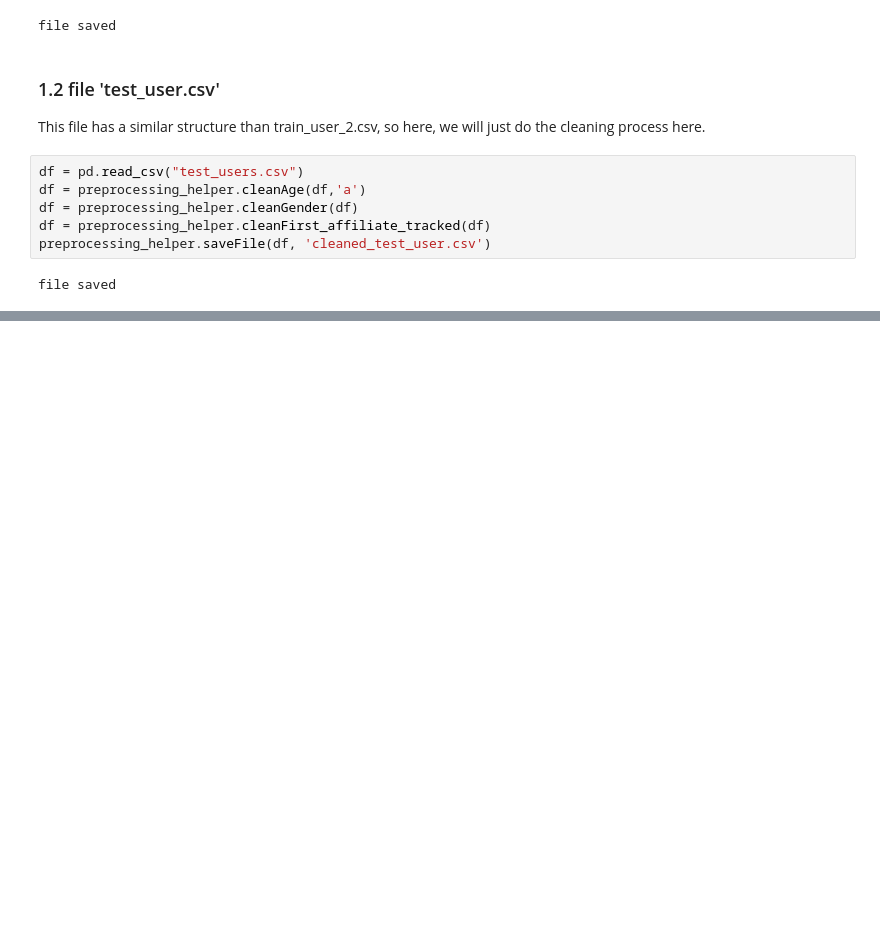
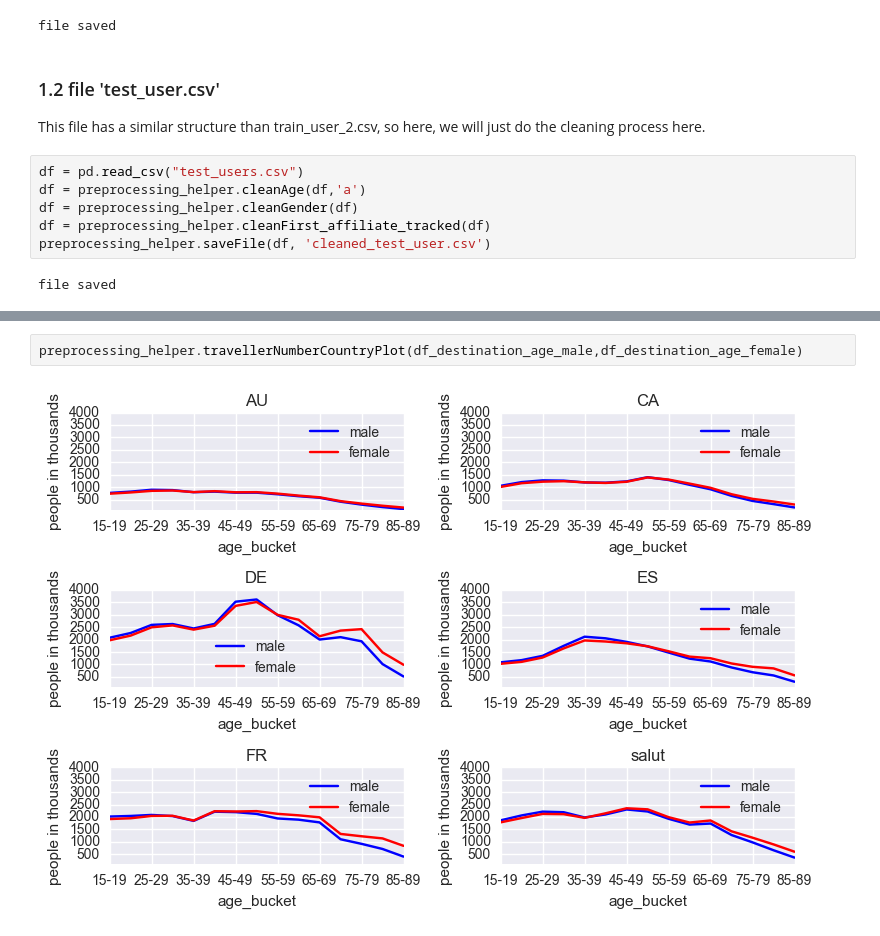
Before and after one commit to mgelsm/Airbnb_predictions, a Jupyter notebook: main.ipynb, the cells around one changed output, grey strips where cells are left out. Drawn from its saved outputs; the diff is of its cells as text; blank space fills up the shorter version.

```diff
--- a/main.ipynb
+++ b/main.ipynb
@@ -103,0 +139,4 @@ file saved
+# %%
+preprocessing_helper.travellerNumberCountryPlot(df_destination_age_male,df_destination_age_female)
+# %% [output]
+[figure, added]
```
Also changed, not shown: parts of 7 cells of this notebook, 1 other file.
